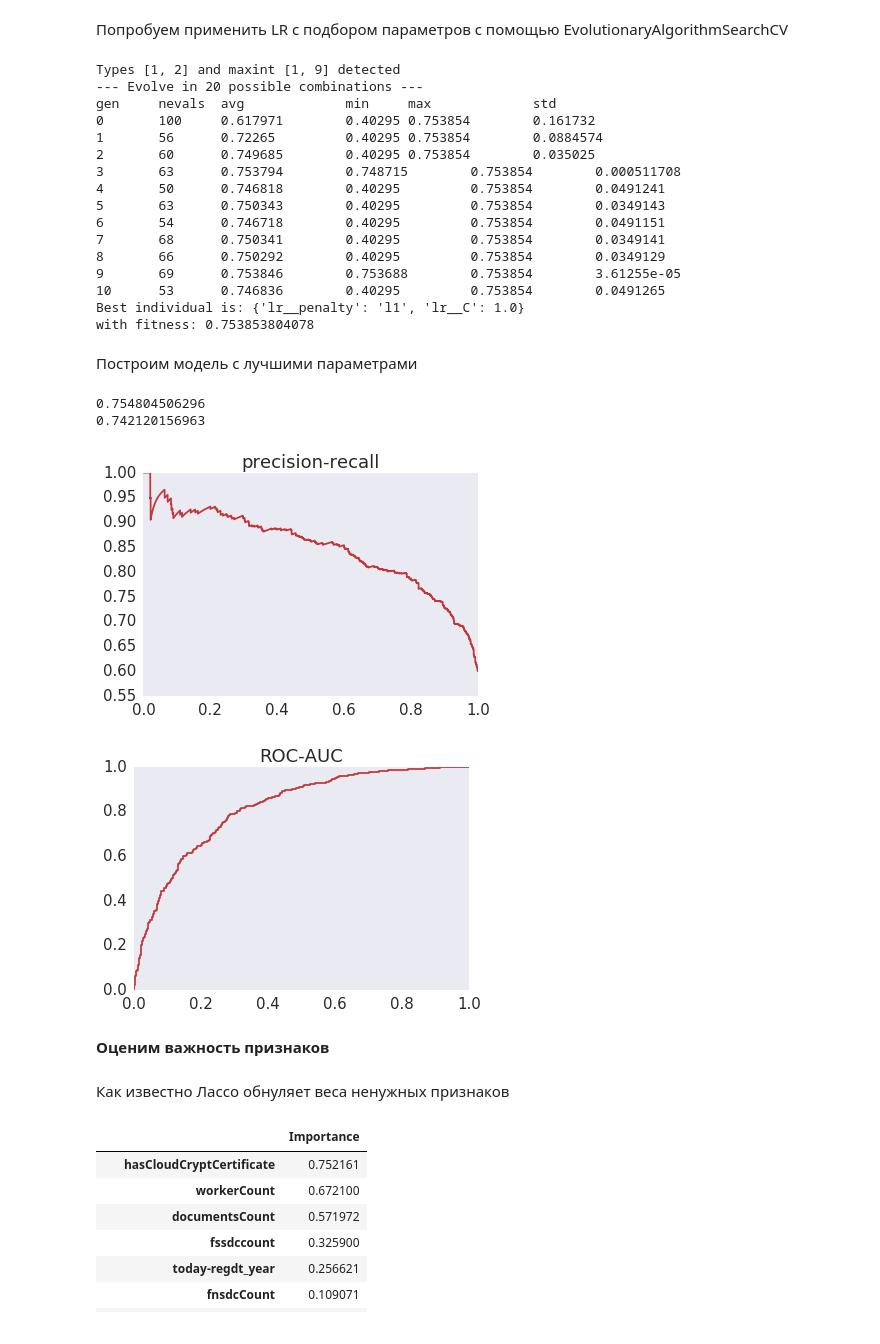
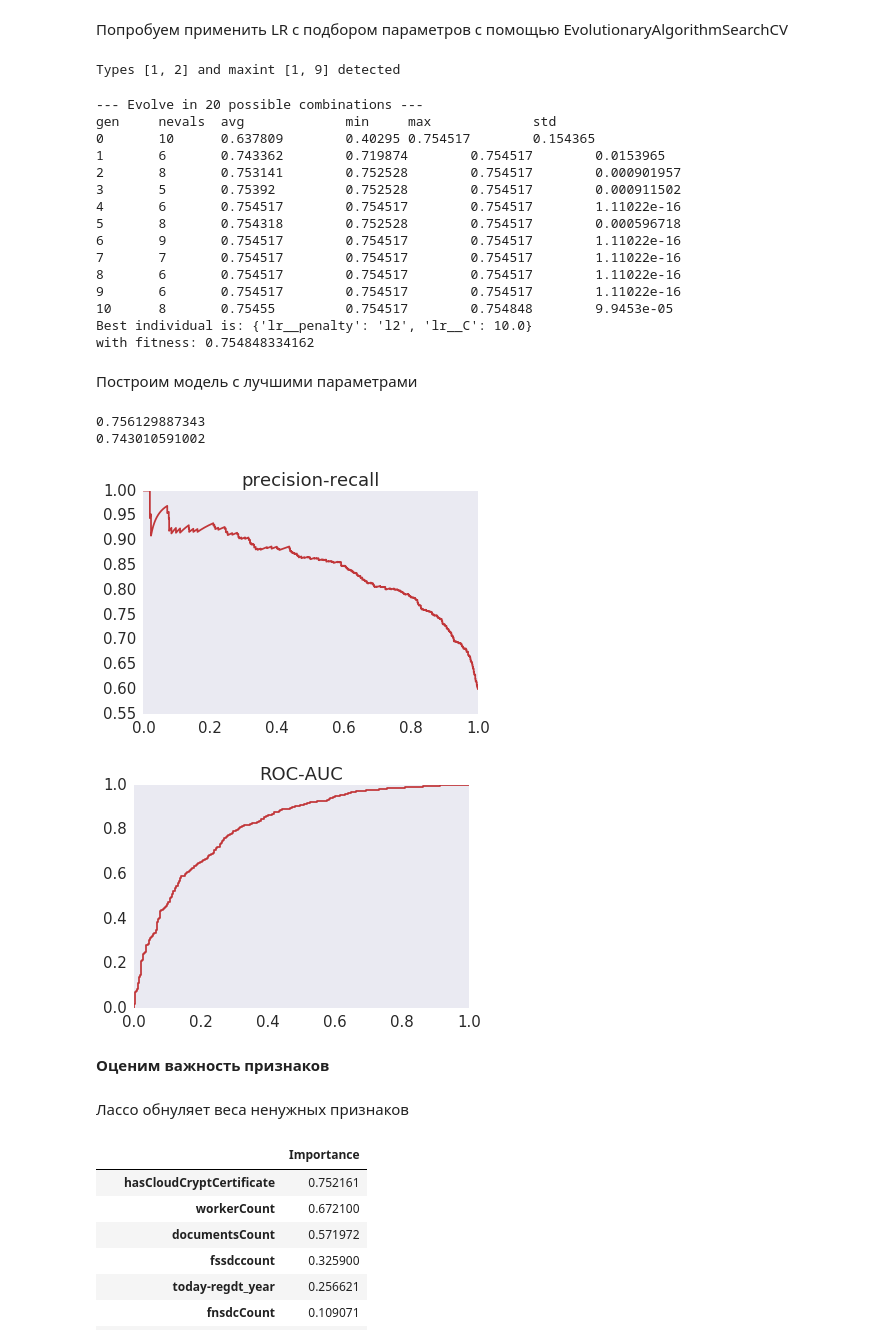
Before and after one commit to Danil328/study, a Jupyter notebook: ML/ML2.ipynb, the cells around one changed output. Drawn from its saved outputs; the diff is of its cells as text; code cells hidden in the pictures.

```diff
--- a/ML/ML2.ipynb
+++ b/ML/ML2.ipynb
@@ -249,7 +249,7 @@ cv = EvolutionaryAlgorithmSearchCV(estimator=lr_pipe,
                                    scoring="accuracy",
                                    cv=StratifiedKFold(n_splits=4),
                                    verbose=1,
-                                   population_size=100,
+                                   population_size=10,
                                    gene_mutation_prob=0.10,
                                    gene_crossover_prob=0.5,
                                    tournament_size=3,
@@ -258,44 +258,46 @@ cv = EvolutionaryAlgorithmSearchCV(estimator=lr_pipe,
 cv.fit(train_X, train_y)
 # %% [output]
 Types [1, 2] and maxint [1, 9] detected
---- Evolve in 20 possible combinations ---
-gen     nevals  avg             min     max             std
-0       100     0.617971        0.40295 0.753854        0.161732
-1       56      0.72265         0.40295 0.753854        0.0884574
-2       60      0.749685        0.40295 0.753854        0.035025
-3       63      0.753794        0.748715        0.753854        0.000511708
-4       50      0.746818        0.40295         0.753854        0.0491241
-5       63      0.750343        0.40295         0.753854        0.0349143
-6       54      0.746718        0.40295         0.753854        0.0491151
-7       68      0.750341        0.40295         0.753854        0.0349141
-8       66      0.750292        0.40295         0.753854        0.0349129
-9       69      0.753846        0.753688        0.753854        3.61255e-05
-10      53      0.746836        0.40295         0.753854        0.0491265
-Best individual is: {'lr__penalty': 'l1', 'lr__C': 1.0}
-with fitness: 0.753853804078
+--- Evolve in 20 possible combinations ---
+gen     nevals  avg             min     max             std
+0       10      0.637809        0.40295 0.754517        0.154365
+1       6       0.743362        0.719874        0.754517        0.0153965
+2       8       0.753141        0.752528        0.754517        0.000901957
+3       5       0.75392         0.752528        0.754517        0.000911502
+4       6       0.754517        0.754517        0.754517        1.11022e-16
+5       8       0.754318        0.752528        0.754517        0.000596718
+6       9       0.754517        0.754517        0.754517        1.11022e-16
+7       7       0.754517        0.754517        0.754517        1.11022e-16
+8       6       0.754517        0.754517        0.754517        1.11022e-16
+9       6       0.754517        0.754517        0.754517        1.11022e-16
+10      8       0.75455         0.754517        0.754848        9.9453e-05
+Best individual is: {'lr__penalty': 'l2', 'lr__C': 10.0}
+with fitness: 0.754848334162
 # %% [markdown]
 Построим модель с лучшими параметрами
 # %%
-lr = LogisticRegression(n_jobs=-1,penalty='l1',C=1)
+lr = LogisticRegression(n_jobs=-1,penalty='l2',C=10)
 scaler_lr=StandardScaler()
 
 train_X_scale=scaler_lr.fit_transform(train_X)
 test_X_scale=scaler_lr.transform(test_X)
 
 lr.fit(train_X_scale, train_y)
 lr_pred=lr.predict(test_X_scale)
 print accuracy_score(test_y, lr_pred)
 print roc_auc_score(test_y, lr_pred)
 getROC_AUC(lr,test_X_scale,test_y)
+
+lr_pred=cv.predict(test_X_scale)
 # %% [output]
-0.754804506296
-0.742120156963
+0.756129887343
+0.743010591002
-[figure, old version]
+[figure, new version]
 [figure]
 # %% [markdown]
 **Оценим важность признаков**
 # %% [markdown]
-Как известно Лассо обнуляет веса ненужных признаков
+Лассо обнуляет веса ненужных признаков
 # %%
 features = pd.DataFrame(lr.coef_.reshape((19,1)),
                         index=train_X.columns,
```
Also changed, not shown: parts of 4 cells of this notebook.
